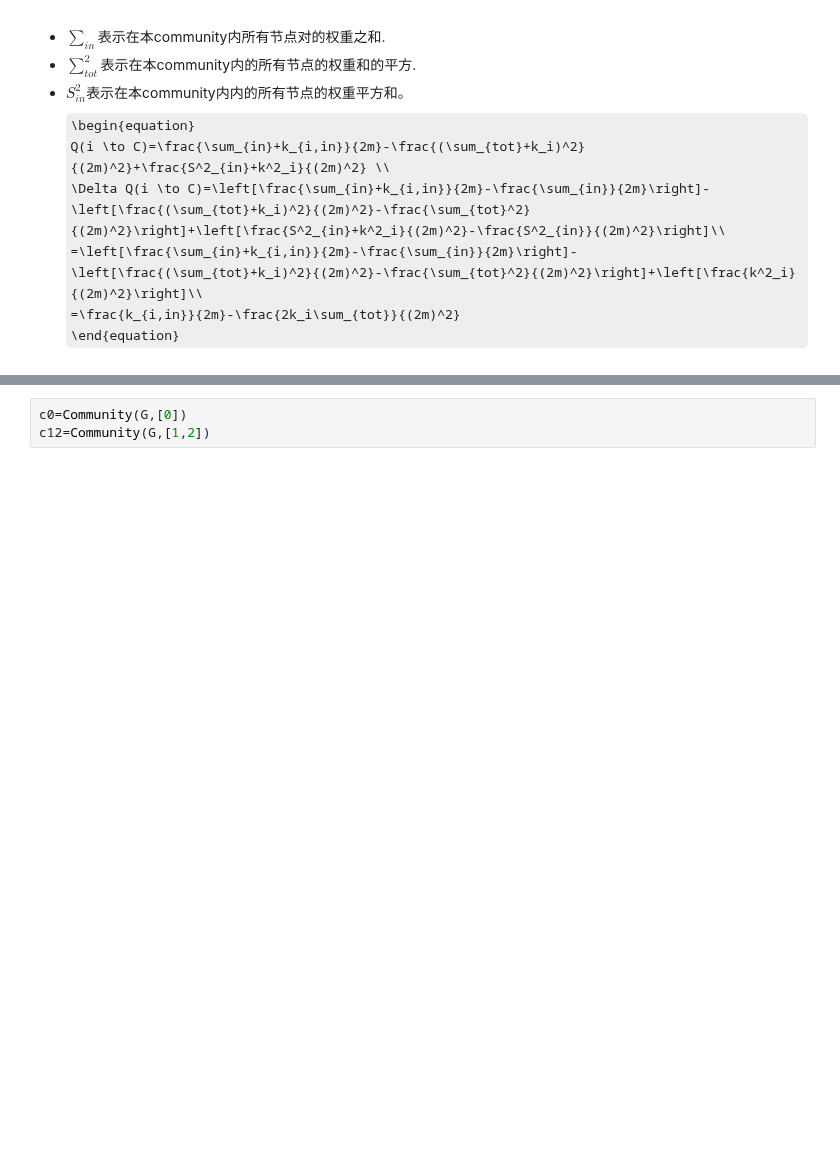
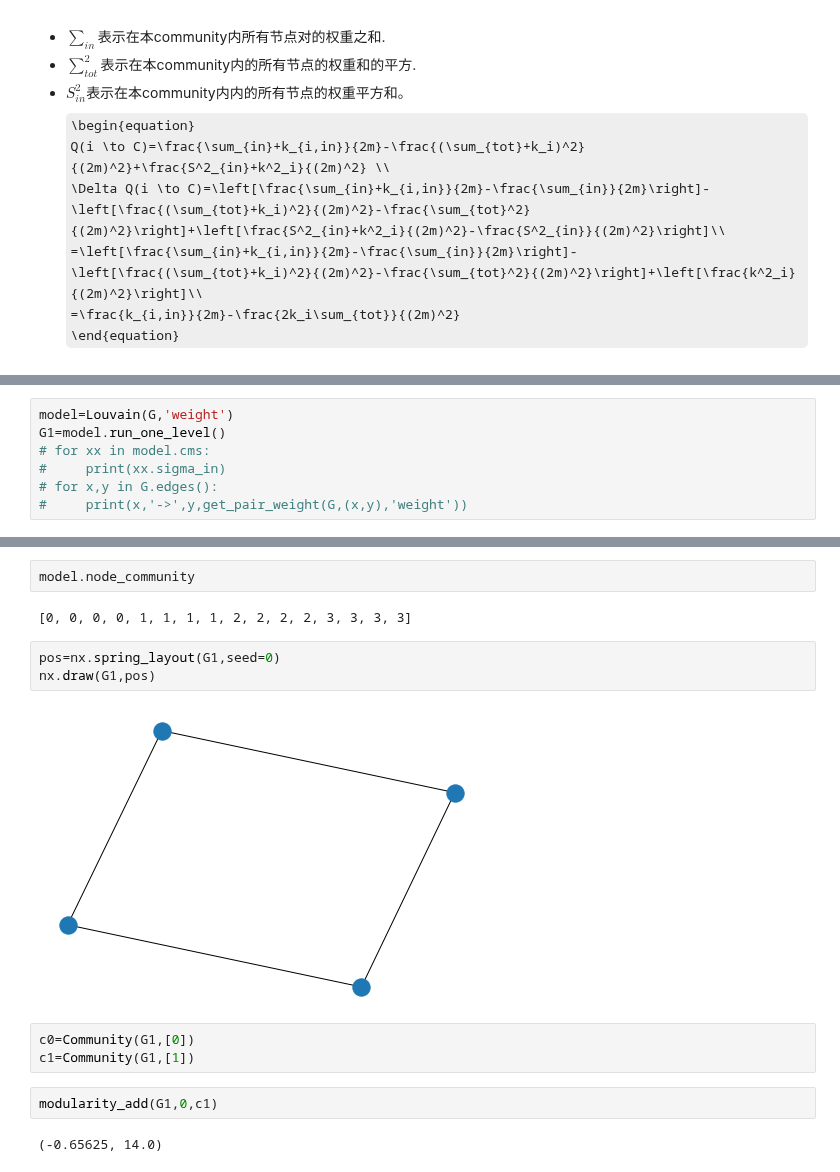
Before and after one commit to mckjzhangxk/deepAI, a Jupyter notebook: cs224w/hw1-bundle/q2.ipynb, the cells around one changed output, grey strips where cells are left out. Saved outputs shown, nothing was run; the diff lists cells and outputs as text; some formulas as TeX source; blank space fills up the shorter version.

```diff
--- a/cs224w/hw1-bundle/q2.ipynb
+++ b/cs224w/hw1-bundle/q2.ipynb
@@ -419,0 +676,7 @@ def delteQ(G,C_enter,C_leave,nodei,weight='weight'):
+# %%
+model=Louvain(G,'weight')
+G1=model.run_one_level()
+# for xx in model.cms:
+#     print(xx.sigma_in)
+# for x,y in G.edges():
+#     print(x,'->',y,get_pair_weight(G,(x,y),'weight'))
@@ -420,4 +725,17 @@ def delteQ(G,C_enter,C_leave,nodei,weight='weight'):
+# %%
+model.node_community
+# %% [output]
+[0, 0, 0, 0, 1, 1, 1, 1, 2, 2, 2, 2, 3, 3, 3, 3]
+# %%
+pos=nx.spring_layout(G1,seed=0)
+nx.draw(G1,pos)
+# %% [output]
+[figure, added]
 # %%
-c0=Community(G,[0])
-c12=Community(G,[1,2])
+c0=Community(G1,[0])
+c1=Community(G1,[1])
+# %%
+modularity_add(G1,0,c1)
+# %% [output]
+(-0.65625, 14.0)
 # %%
```
Also changed, not shown: parts of 29 cells of this notebook, 26 other files.
